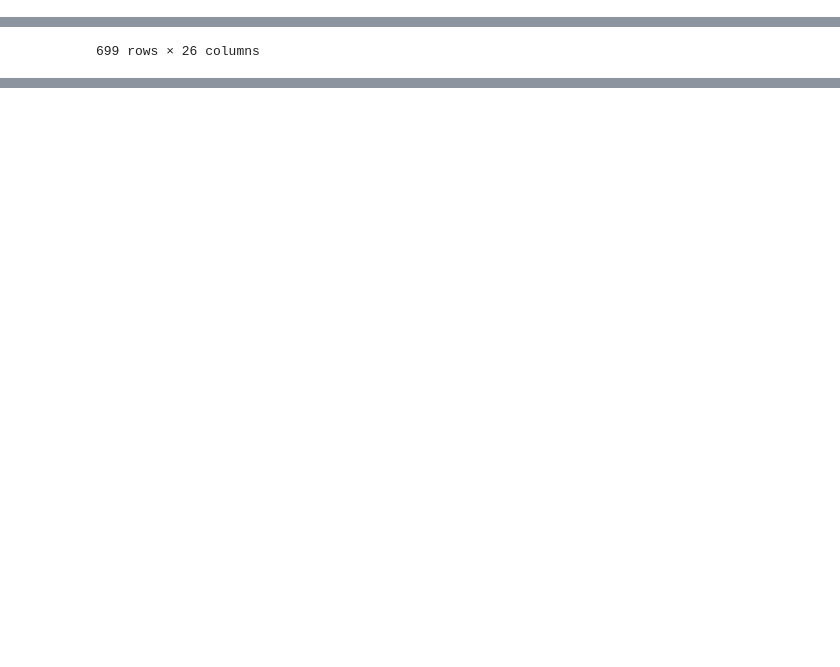
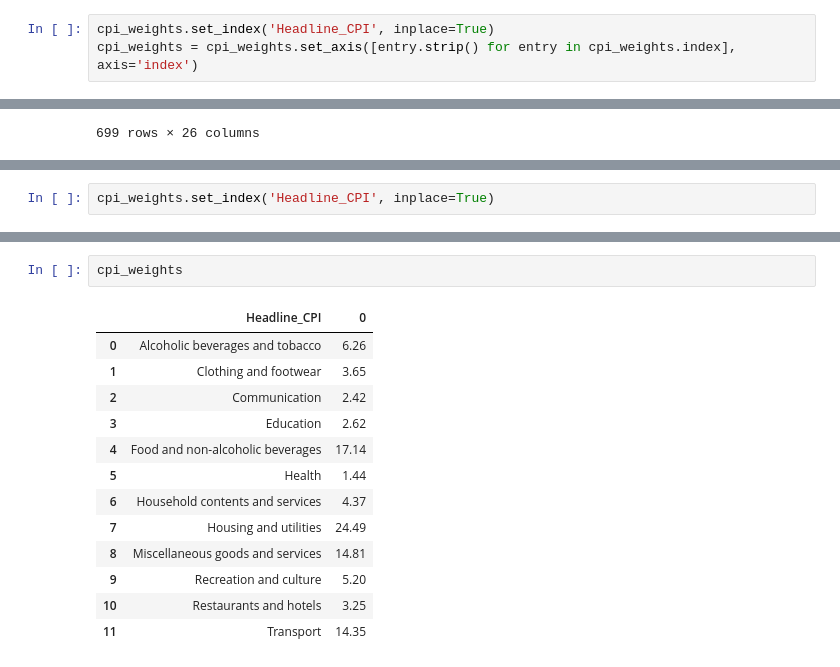
Before and after one commit to altazietsman/zindi_rmb, a Jupyter notebook: RMB-challeng2/notebooks/2023-08-28-multi-model-pipline.ipynb, the cells around one changed output, grey strips where cells are left out. Cells and saved outputs as stored; diff of their text form; blank space fills up the shorter version.

```diff
--- a/RMB-challeng2/notebooks/2023-08-28-multi-model-pipline.ipynb
+++ b/RMB-challeng2/notebooks/2023-08-28-multi-model-pipline.ipynb
@@ -175,6 +193,9 @@ best_model_table
 model_table  = {}
 for model in models:
     model_table[model.getModelName()] = copy.deepcopy(model)
+# %%
+cpi_weights.set_index('Headline_CPI', inplace=True)
+cpi_weights = cpi_weights.set_axis([entry.strip() for entry in cpi_weights.index], axis='index')
 # %%
 results_table = {}
 results = ""
@@ -426,0 +530,2 @@ credit
+# %%
+cpi_weights.set_index('Headline_CPI', inplace=True)
@@ -426,0 +577,16 @@ credit
+# %%
+cpi_weights
+# %% [output]
+|  | Headline_CPI | 0 |
+| 0 | Alcoholic beverages and tobacco | 6.26 |
+| 1 | Clothing and footwear | 3.65 |
+| 2 | Communication | 2.42 |
+| 3 | Education | 2.62 |
+| 4 | Food and non-alcoholic beverages | 17.14 |
+| 5 | Health | 1.44 |
+| 6 | Household contents and services | 4.37 |
+| 7 | Housing and utilities | 24.49 |
+| 8 | Miscellaneous goods and services | 14.81 |
+| 9 | Recreation and culture | 5.20 |
+| 10 | Restaurants and hotels | 3.25 |
+| 11 | Transport | 14.35 |
```
Also changed, not shown: parts of 37 cells of this notebook.
